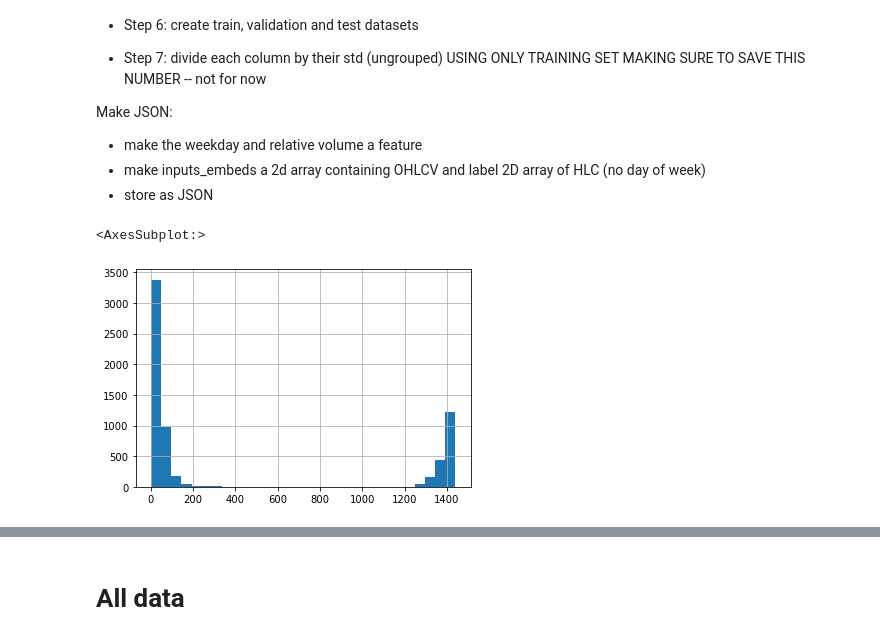
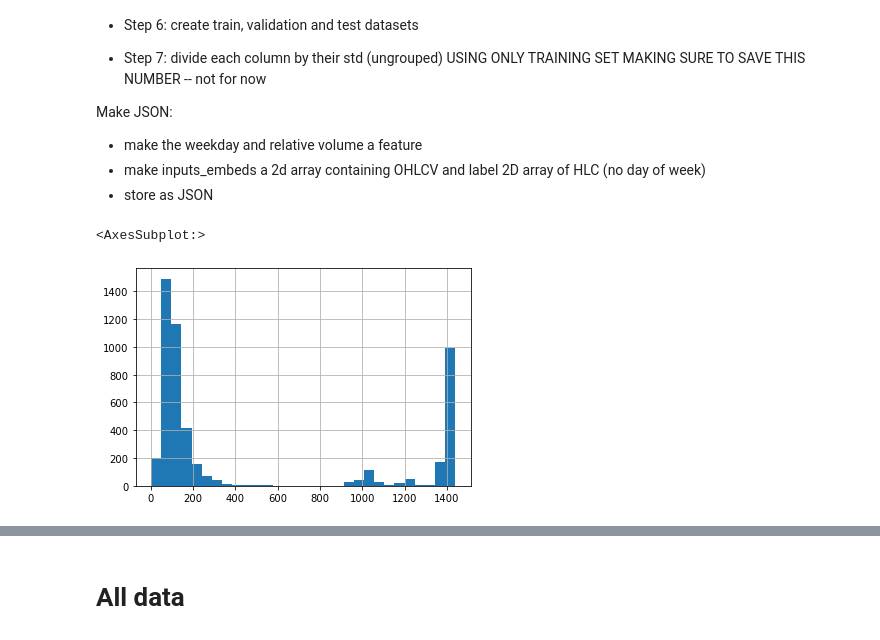
Before and after one commit to mtanghu/Transformer-Trader, a Jupyter notebook: Data.ipynb, the cells around one changed output, grey strips where cells are left out. Saved outputs shown, nothing was run; the diff lists cells and outputs as text; code cells hidden in the pictures.

```diff
--- a/Data.ipynb
+++ b/Data.ipynb
@@ -4,6 +4,12 @@ import numpy as np
 
 from datasets import Dataset
 # %%
-fx = pd.read_csv('data/OANDA/EUR_USD.csv')
+fx = pd.read_csv(
+    'data/EURUSD_1min.txt',
+    names = ['day', 'time', 'open',
+            'high', 'low', 'close', 'volume'])
 
+fx['datetime'] = fx['day'].astype(str) + " " + fx['time']
 fx['datetime'] = pd.to_datetime(fx['datetime'], infer_datetime_format = True)
+
+fx = fx.drop(columns = ['day', 'time'])
@@ -79,9 +53,9 @@ fx['day'] = fx['day'] % 7 # sunday = 6, then + 1 would be 7 but we want that rol
 # ordinal trading day since start of data (just for help in preprocessing)
 fx['ordinal_day'] = (fx['day'] != fx['day'].shift()).cumsum()
 # %%
-# look at distribution of how many 0 volume minute
-(fx['volume'] == 0.).groupby(fx['ordinal_day']).sum().hist(bins = 30)
+# look at distribution of how many mintues with price change (low volume)
+(fx['close'] == fx['close'].shift(1)).groupby(fx['ordinal_day']).sum().hist(bins = 30)
 # %% [output]
 <AxesSubplot:>
-[figure, old version]
+[figure, new version]
 # %%
```
Also changed, not shown: parts of 19 cells of this notebook.
